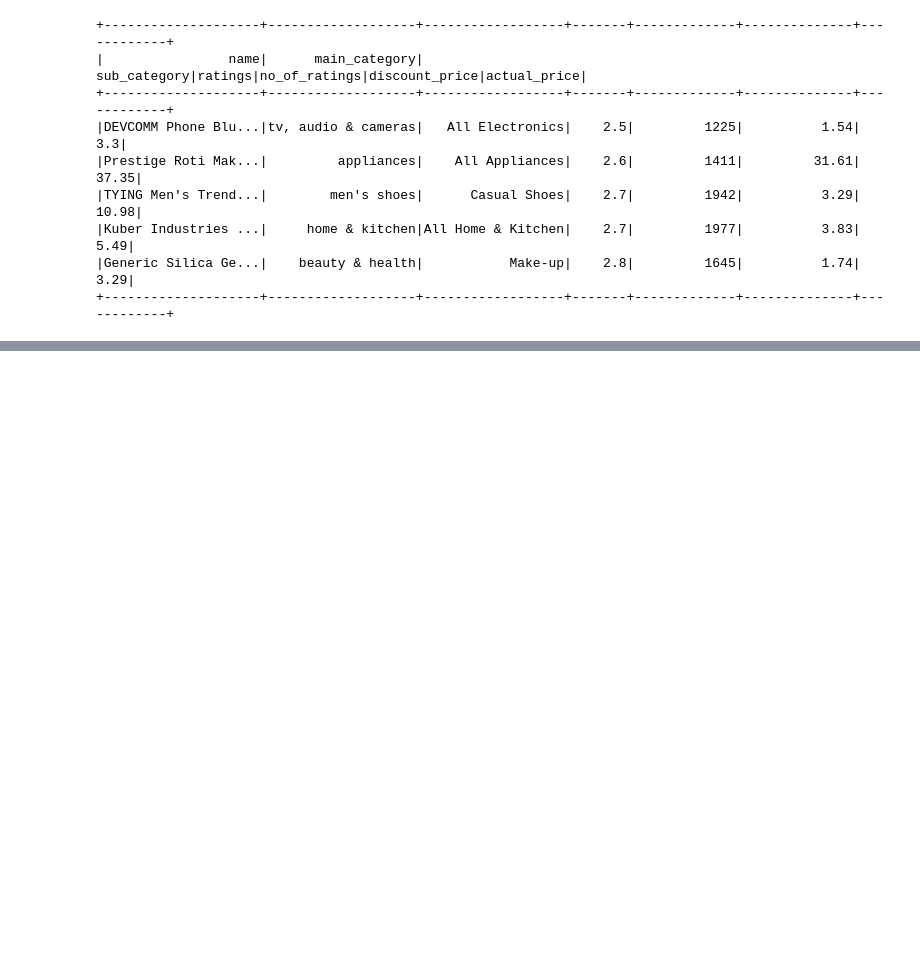
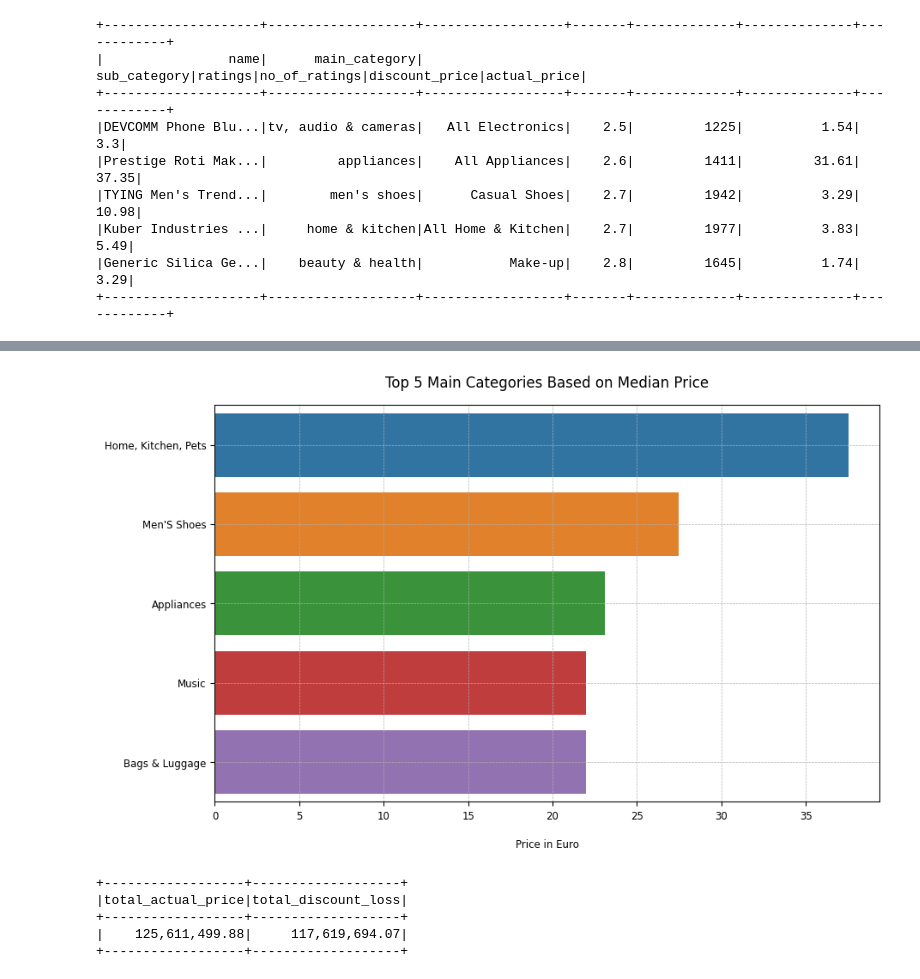
Before and after one commit to OnionKnightN/distributed-recommendation-engine, a Jupyter notebook: big_data_ca1_sba24098.ipynb, the cells around one changed output, grey strips where cells are left out. Drawn from its saved outputs; the diff is of its cells as text; code cells hidden in the pictures; blank space fills up the shorter version.

```diff
--- a/big_data_ca1_sba24098.ipynb
+++ b/big_data_ca1_sba24098.ipynb
@@ -370,13 +429,13 @@ df.filter((F.col("ratings") >= 1) & (F.col("no_of_ratings") > 1000)) \
 # %%
 # Grouping by 'main_category' and calculate summary statistics for prices
 df_price_stats = df.groupBy("main_category").agg(
-    F.format_number(F.min("actual_price"), 2).alias("min_actual_price"),
-    F.format_number(F.max("actual_price"), 2).alias("max_actual_price"),
-    F.format_number(F.avg("actual_price"), 2).alias("avg_actual_price"),
-    F.format_number(F.min("discount_price"), 2).alias("min_discount_price"),
-    F.format_number(F.max("discount_price"), 2).alias("max_discount_price"),
-    F.format_number(F.avg("discount_price"), 2).alias("avg_discount_price"),
-)
+    F.min("actual_price").alias("min_actual_price"),
+    F.max("actual_price").alias("max_actual_price"),
+    F.percentile_approx("actual_price", 0.5).alias("median_actual_price"),
+    F.min("discount_price").alias("min_discount_price"),
+    F.max("discount_price").alias("max_discount_price"),
+    F.percentile_approx("discount_price", 0.5).alias("median_discount_price")
+).orderBy(col("median_actual_price").desc())
 
 # Show dataframe
-df_price_stats.show()
+df_price_stats.show(5)
@@ -383,9 +454,51 @@ df_price_stats.show()
+# %%
+# Changing the Apache Spark Dataframe to Panda Dataframe
+df_price_stats_pd = df_price_stats.toPandas()
+
+# Retieving the top 5 main category
+df_top_5_main_category = df_price_stats_pd.head(5)
+# Applying the main category as a title for readability
+df_top_5_main_category.loc[:, "main_category"] = df_top_5_main_category["main_category"].apply(str.title)
+
+# Setting the figure size
+plt.figure(figsize=(10, 6))
+
+# Creating the bar chart using seaborn
+sns.barplot(
+    x="median_actual_price",
+    y="main_category",
+    data=df_top_5_main_category,
+    hue="main_category",
+    palette="tab10"
+)
+
+# Styling the plot
+plt.grid(True, which='major', linestyle='--', linewidth=0.5, zorder=0)
+plt.title("Top 5 Main Categories Based on Median Price", loc="center", pad=15, fontsize=12)
+plt.xlabel("Price in Euro", loc="center", labelpad=15, fontsize=8.5)
+plt.ylabel("")
+plt.tick_params(axis='both', labelsize=8.5)
+
+# Saving the plot as an image and uploading it to Hadoop
+plt.savefig("top_5_main_categories_based_on_median_price.png", dpi=300, bbox_inches='tight')
+subprocess.run(["hdfs", "dfs", "-put", "-f", "top_5_main_categories_based_on_median_price.png", "/user1/big_data_ca1/images/"])
+
+# Showing the plot
+plt.show()
+# %% [output]
+[figure, added]
 # %%
 # Calculating the total discount loss based on actual price - discount price
-df.withColumn("discount_loss", F.col("actual_price") - F.col("discount_price")) \
-  .agg(
-      F.format_number(F.sum("actual_price"), 2).alias("total_actual_price"),
-      F.format_number(F.sum("discount_price"), 2).alias("total_discount_price"),
-      F.format_number(F.sum("discount_loss"), 2).alias("total_discount_loss")
-  ) \
-  .show()
+total_discount_loss = df.withColumn("discount_loss", F.col("actual_price") - F.col("discount_price")) \
+                      .agg(
+                          F.format_number(F.sum("actual_price"), 2).alias("total_actual_price"),
+                          F.format_number(F.sum("discount_loss"), 2).alias("total_discount_loss")
+                      )
+
+total_discount_loss.show()
+# %% [output]
++------------------+-------------------+
+|total_actual_price|total_discount_loss|
++------------------+-------------------+
+|    125,611,499.88|     117,619,694.07|
++------------------+-------------------+
```
Also changed, not shown: parts of 10 cells of this notebook, 4 other files.
